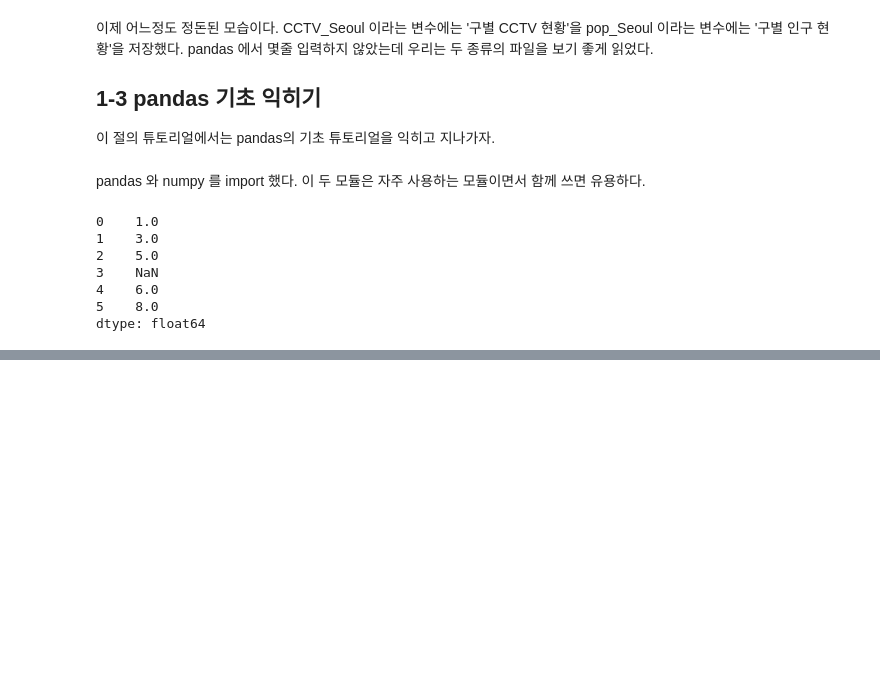
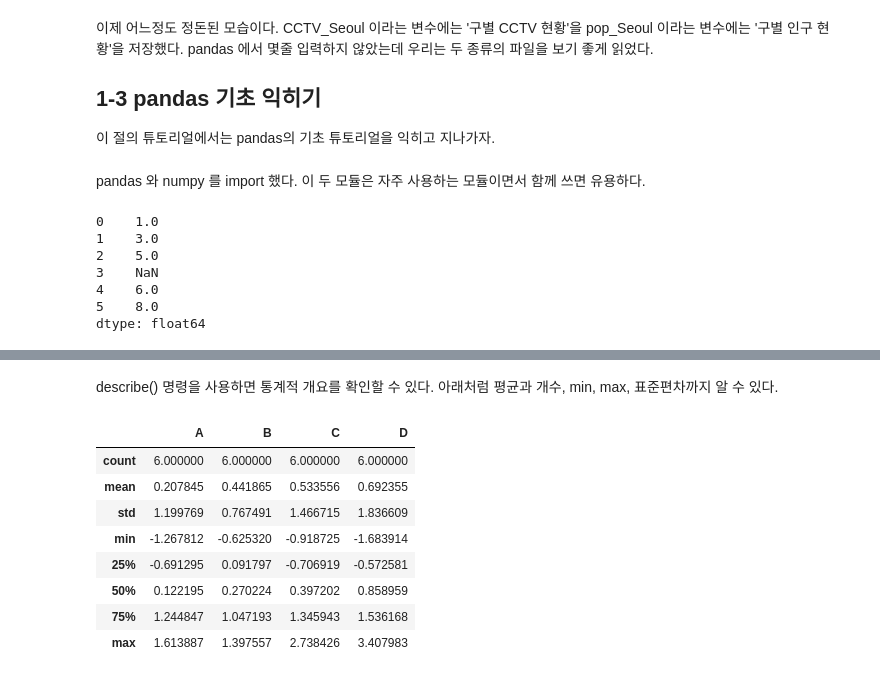
Before and after one commit to jaeyoon89/python_datascience_study, a Jupyter notebook: ch1_analysis_CCTV_Seoul_#1.ipynb, the cells around one changed output, grey strips where cells are left out. Cells and saved outputs as stored; diff of their text form; code cells hidden in the pictures; blank space fills up the shorter version.

```diff
--- a/ch1_analysis_CCTV_Seoul_#1.ipynb
+++ b/ch1_analysis_CCTV_Seoul_#1.ipynb
@@ -123,0 +126,3 @@ dtype: float64
+# %%
+dates = pd.date_range('20130101', periods=6)
+dates
@@ -123,0 +135,4 @@ dtype: float64
+# %%
+df = pd.DataFrame(np.random.randn(6,4), index=dates, columns=['A','B','C','D'])
+
+df
@@ -123,0 +196,14 @@ dtype: float64
+# %% [markdown]
+describe() 명령을 사용하면 통계적 개요를 확인할 수 있다. 아래처럼 평균과 개수, min, max, 표준편차까지 알 수 있다.
+# %%
+df.describe()
+# %% [output]
+|  | A | B | C | D |
+| count | 6.000000 | 6.000000 | 6.000000 | 6.000000 |
+| mean | 0.207845 | 0.441865 | 0.533556 | 0.692355 |
+| std | 1.199769 | 0.767491 | 1.466715 | 1.836609 |
+| min | -1.267812 | -0.625320 | -0.918725 | -1.683914 |
+| 25% | -0.691295 | 0.091797 | -0.706919 | -0.572581 |
+| 50% | 0.122195 | 0.270224 | 0.397202 | 0.858959 |
+| 75% | 1.244847 | 1.047193 | 1.345943 | 1.536168 |
+| max | 1.613887 | 1.397557 | 2.738426 | 3.407983 |
```
Also changed, not shown: parts of 59 cells of this notebook.
